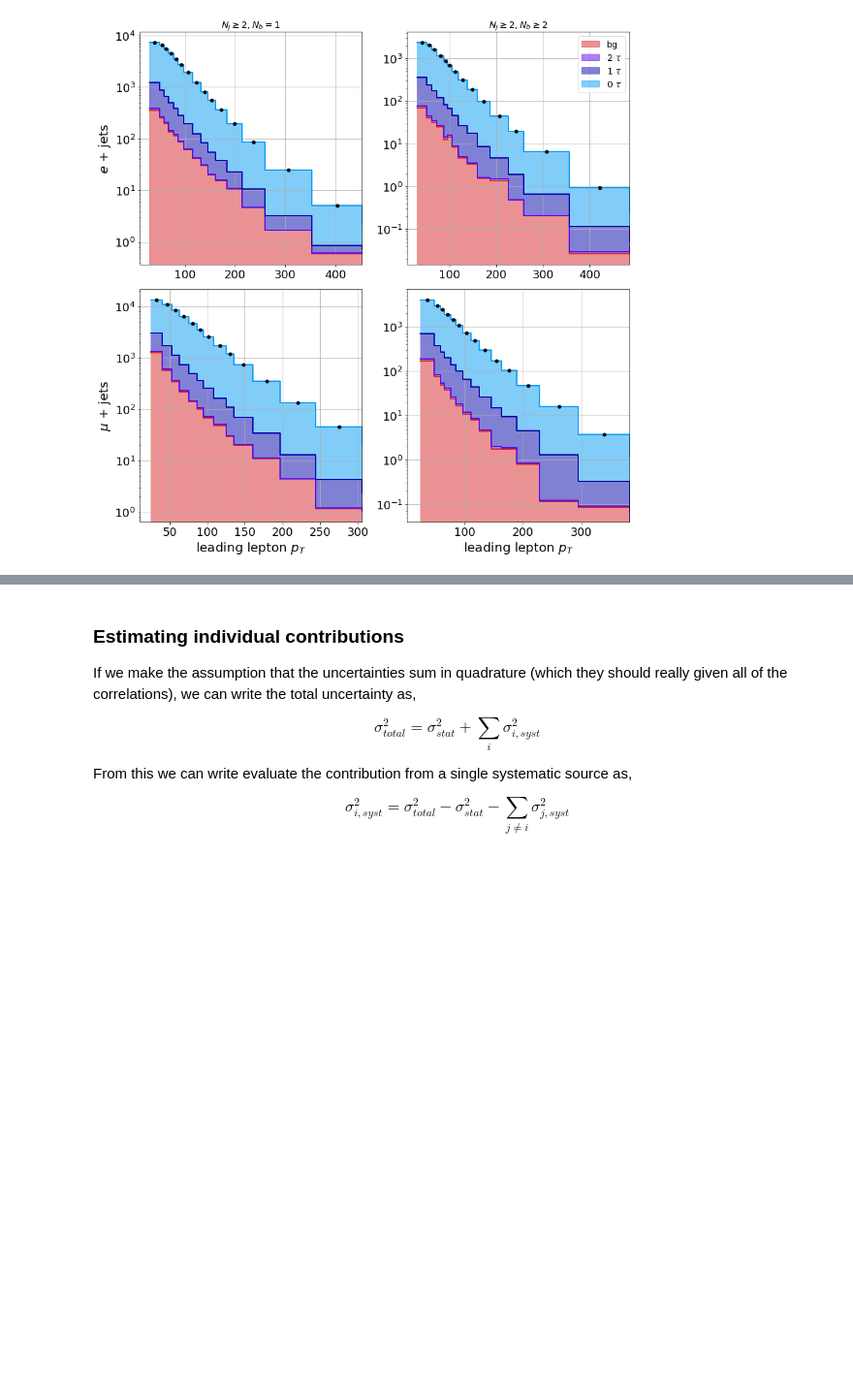
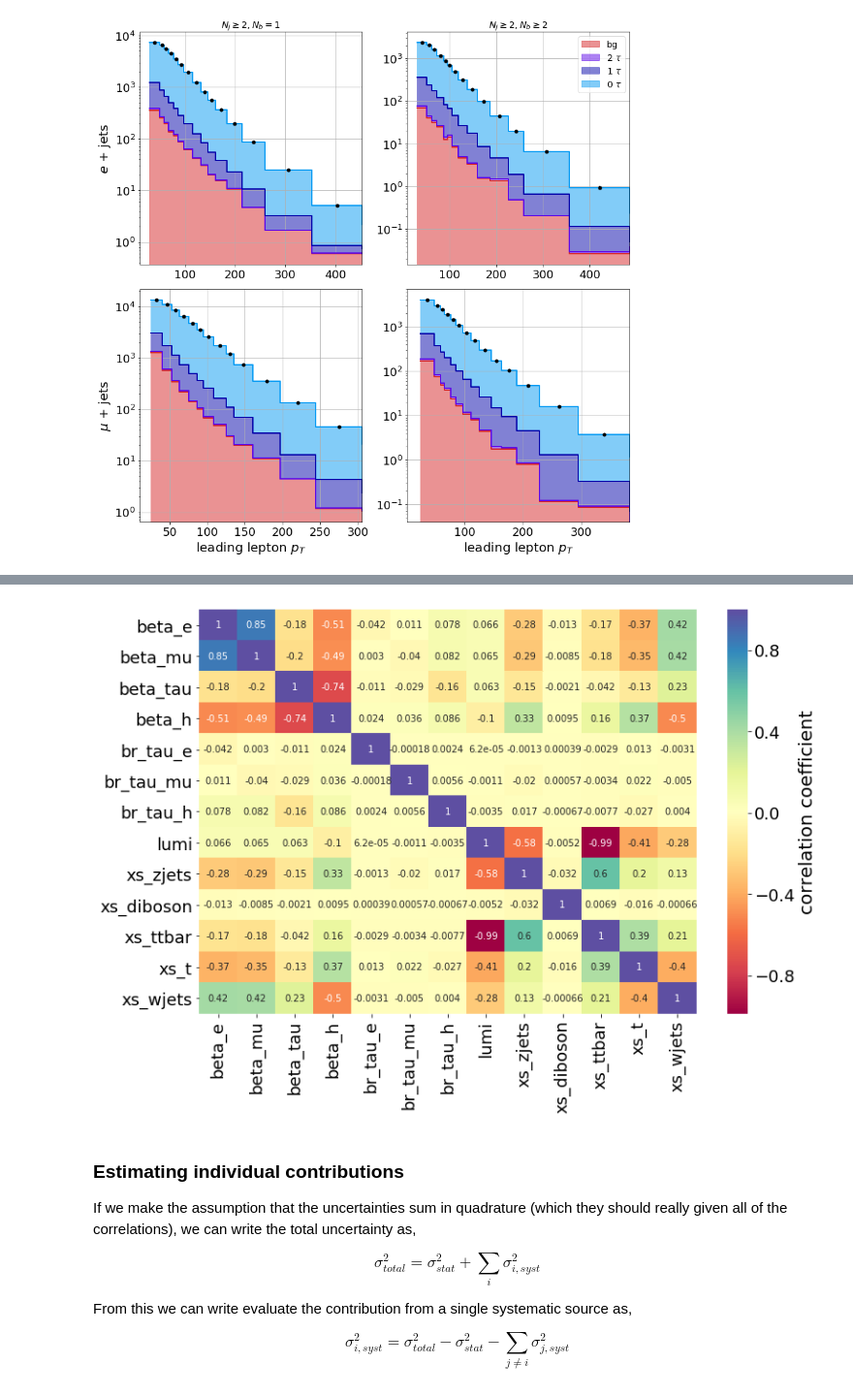
Before and after one commit to NWUHEP/analysis-tools, a Jupyter notebook: notebooks/w_br_asimov.ipynb, the cells around one changed output, grey strips where cells are left out. Shown: that part at 97% size. Saved outputs shown, nothing was run; the diff lists cells and outputs as text; code cells hidden in the pictures; blank space fills up the shorter version.

```diff
--- a/notebooks/w_br_asimov.ipynb
+++ b/notebooks/w_br_asimov.ipynb
@@ -365,9 +370,9 @@ plt.show()
 [figure]
 # %%
 # nominal case
+params_init = fit_data.get_params_init()
 cost_type = 'poisson'
-params_init = fit_data.get_params_init()
-fobj = partial(fit_data.objective, data=toy_data, cost_type=cost_type)
+fobj = partial(fit_data.objective, data=toy_data, cost_type=cost_type, no_shape=False)
 stderr, corr = fh.calculate_covariance(fobj, params_init)
 # %%
 # plot errors
@@ -394,12 +416,15 @@ pct_err[4:]
 # %%
 df_corr = pd.DataFrame(corr, columns=p_labels, index=p_labels)
 df_corr.to_latex('data/cov_table_full.tex')
 df_corr.to_csv('data/cov_table_full.csv')
 
 import seaborn as sns
-fig, ax = plt.subplots(1, 1, facecolor='white', figsize=(16, 12))
-sns.heatmap(df_corr, cmap='Spectral', ax=ax, cbar_kws={'label': r'correlation coefficient'})
+#fig, ax = plt.subplots(1, 1, facecolor='white', figsize=(32, 24))
+fig, ax = plt.subplots(1, 1, facecolor='white', figsize=(12, 8))
+sns.heatmap(df_corr, cmap='Spectral', annot=True, ax=ax, cbar_kws={'label': r'correlation coefficient'})
 plt.show()
+# %% [output]
+[figure, added]
 # %% [markdown]
 ### Estimating individual contributions
 
```
Also changed, not shown: parts of 7 cells of this notebook, 6 other files.
